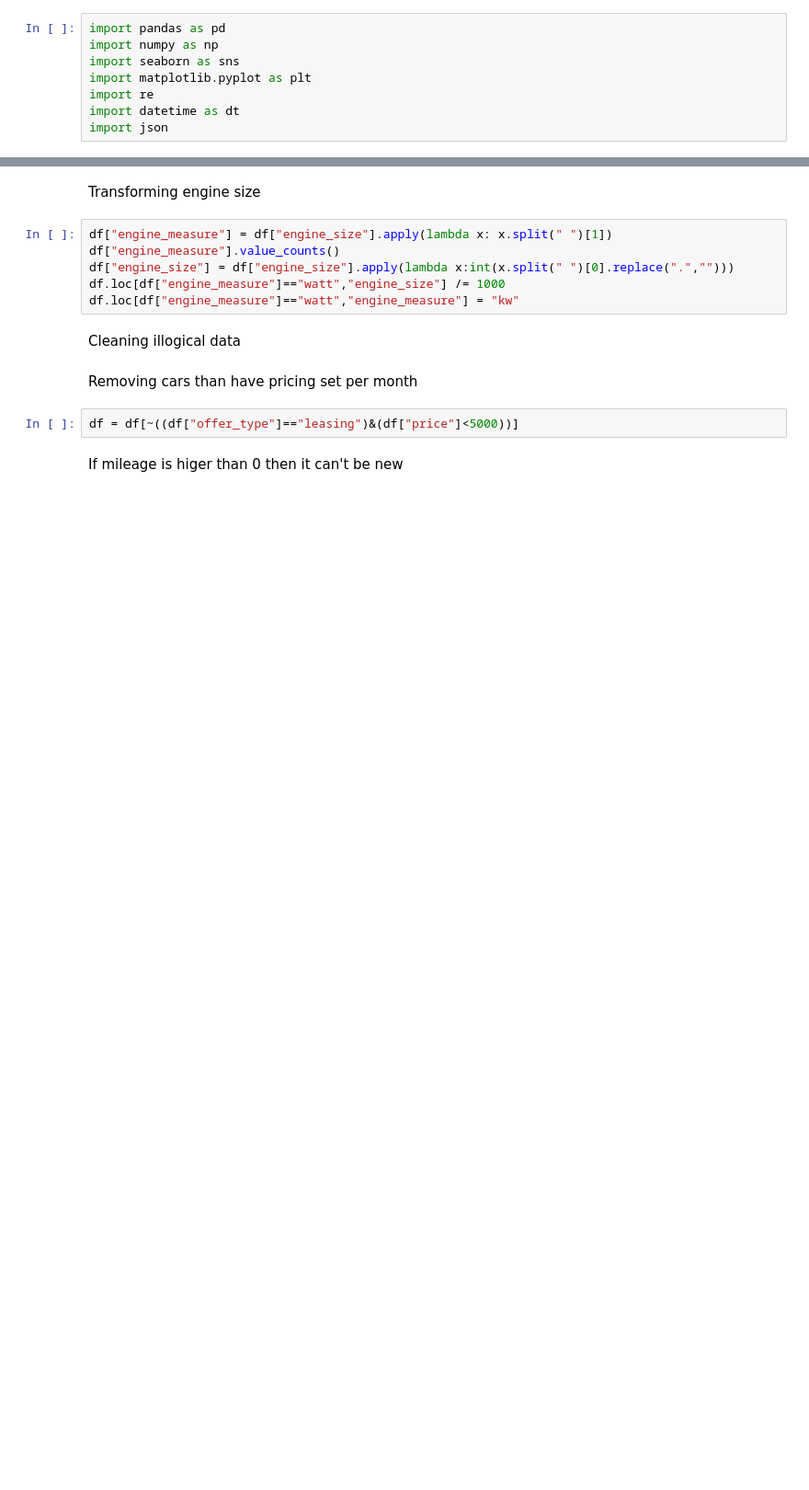
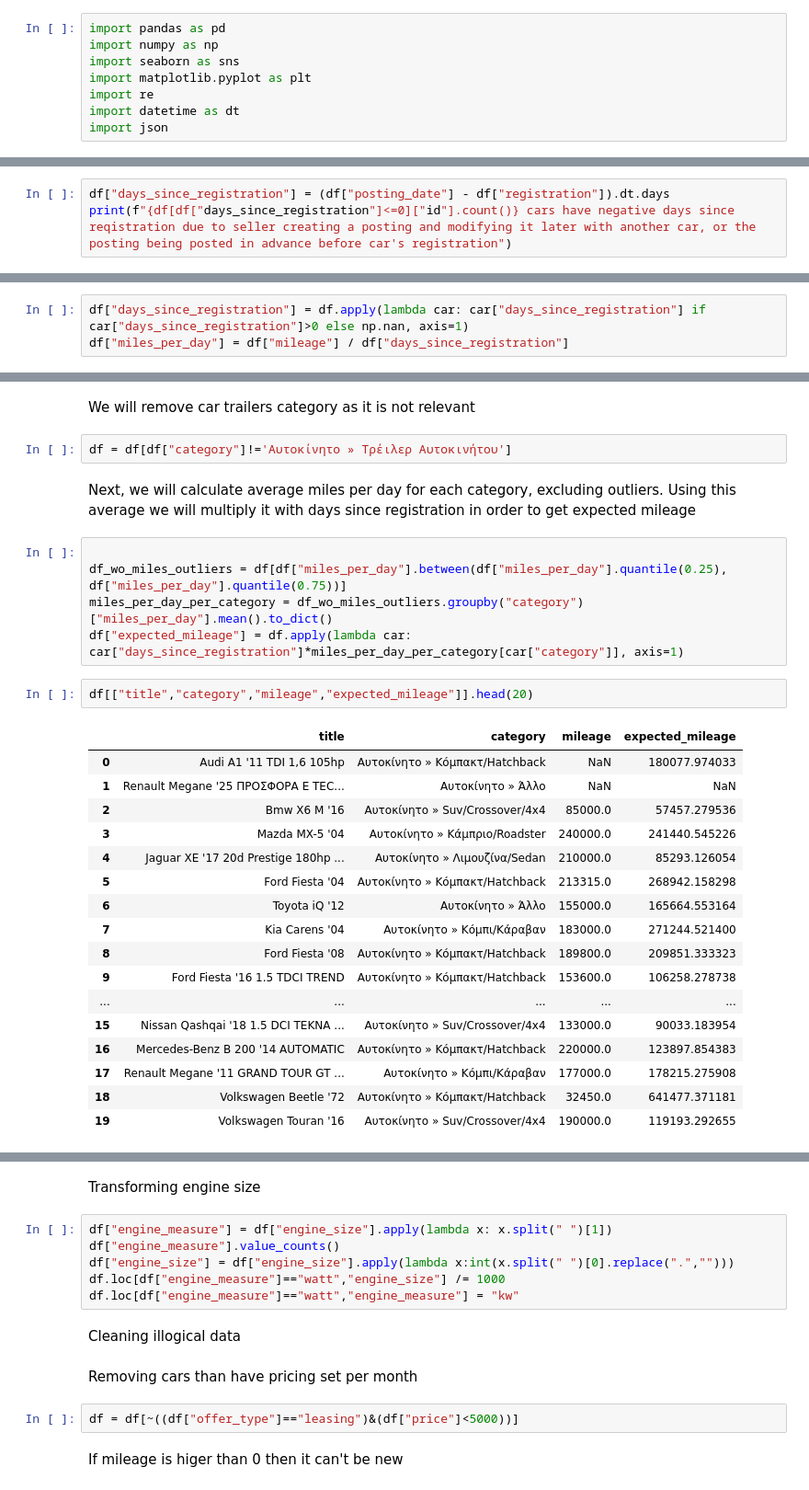
Before and after one commit to georfil/scraper-Car.gr, a Jupyter notebook: Untitled-1.ipynb, the cells around one changed output, grey strips where cells are left out. Shown at 92% size. Saved outputs shown, nothing was run; the diff lists cells and outputs as text; blank space fills up the shorter version.

```diff
--- a/Untitled-1.ipynb
+++ b/Untitled-1.ipynb
@@ -39,0 +151,3 @@ df["engine_power"] = df["engine_power"].apply(lambda x: int(x.split(" ")[0].repl
+# %%
+df["days_since_registration"] = (df["posting_date"] - df["registration"]).dt.days
+print(f"{df[df["days_since_registration"]<=0]["id"].count()} cars have negative days since reqistration due to seller creating a posting and modifying it later with another car, or the posting being posted in advance before car's registration")
@@ -39,0 +158,3 @@ df["engine_power"] = df["engine_power"].apply(lambda x: int(x.split(" ")[0].repl
+# %%
+df["days_since_registration"] = df.apply(lambda car: car["days_since_registration"] if car["days_since_registration"]>0 else np.nan, axis=1)
+df["miles_per_day"] = df["mileage"] / df["days_since_registration"]
@@ -39,0 +173,31 @@ df["engine_power"] = df["engine_power"].apply(lambda x: int(x.split(" ")[0].repl
+# %% [markdown]
+We will remove car trailers category as it is not relevant
+# %%
+df = df[df["category"]!='Αυτοκίνητο » Τρέιλερ Αυτοκινήτου']
+# %% [markdown]
+Next, we will calculate average miles per day for each category, excluding outliers. Using this average we will multiply it with days since registration in order to get expected mileage
+# %%
+
+df_wo_miles_outliers = df[df["miles_per_day"].between(df["miles_per_day"].quantile(0.25), df["miles_per_day"].quantile(0.75))]
+miles_per_day_per_category = df_wo_miles_outliers.groupby("category")["miles_per_day"].mean().to_dict()
+df["expected_mileage"] = df.apply(lambda car: car["days_since_registration"]*miles_per_day_per_category[car["category"]], axis=1)
+# %%
+df[["title","category","mileage","expected_mileage"]].head(20)
+# %% [output]
+|  | title | category | mileage | expected_mileage |
+| 0 | Audi A1 '11 TDI 1,6 105hp | Αυτοκίνητο » Κόμπακτ/Hatchback | NaN | 180077.974033 |
+| 1 | Renault Megane '25 ΠΡΟΣΦΟΡΑ E TEC... | Αυτοκίνητο » Άλλο | NaN | NaN |
+| 2 | Bmw X6 M '16 | Αυτοκίνητο » Suv/Crossover/4x4 | 85000.0 | 57457.279536 |
+| 3 | Mazda MX-5 '04 | Αυτοκίνητο » Κάμπριο/Roadster | 240000.0 | 241440.545226 |
+| 4 | Jaguar XE '17 20d Prestige 180hp ... | Αυτοκίνητο » Λιμουζίνα/Sedan | 210000.0 | 85293.126054 |
+| 5 | Ford Fiesta '04 | Αυτοκίνητο » Κόμπακτ/Hatchback | 213315.0 | 268942.158298 |
+| 6 | Toyota iQ '12 | Αυτοκίνητο » Άλλο | 155000.0 | 165664.553164 |
+| 7 | Kia Carens '04 | Αυτοκίνητο » Κόμπι/Kάραβαν | 183000.0 | 271244.521400 |
+| 8 | Ford Fiesta '08 | Αυτοκίνητο » Κόμπακτ/Hatchback | 189800.0 | 209851.333323 |
+| 9 | Ford Fiesta '16 1.5 TDCI TREND | Αυτοκίνητο » Κόμπακτ/Hatchback | 153600.0 | 106258.278738 |
+| ... | ... | ... | ... | ... |
+| 15 | Nissan Qashqai '18 1.5 DCI TEKNA ... | Αυτοκίνητο » Suv/Crossover/4x4 | 133000.0 | 90033.183954 |
+| 16 | Mercedes-Benz B 200 '14 AUTOMATIC | Αυτοκίνητο » Κόμπακτ/Hatchback | 220000.0 | 123897.854383 |
+| 17 | Renault Megane '11 GRAND TOUR GT ... | Αυτοκίνητο » Κόμπι/Kάραβαν | 177000.0 | 178215.275908 |
+| 18 | Volkswagen Beetle '72 | Αυτοκίνητο » Κόμπακτ/Hatchback | 32450.0 | 641477.371181 |
+| 19 | Volkswagen Touran '16 | Αυτοκίνητο » Suv/Crossover/4x4 | 190000.0 | 119193.292655 |
```
Also changed, not shown: parts of 38 cells of this notebook, 2 other files.
